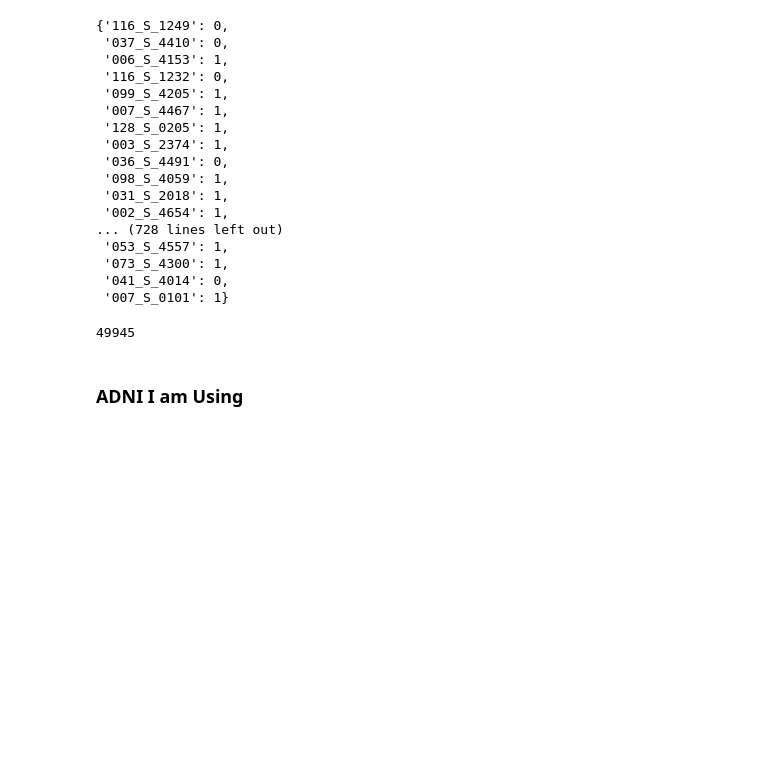
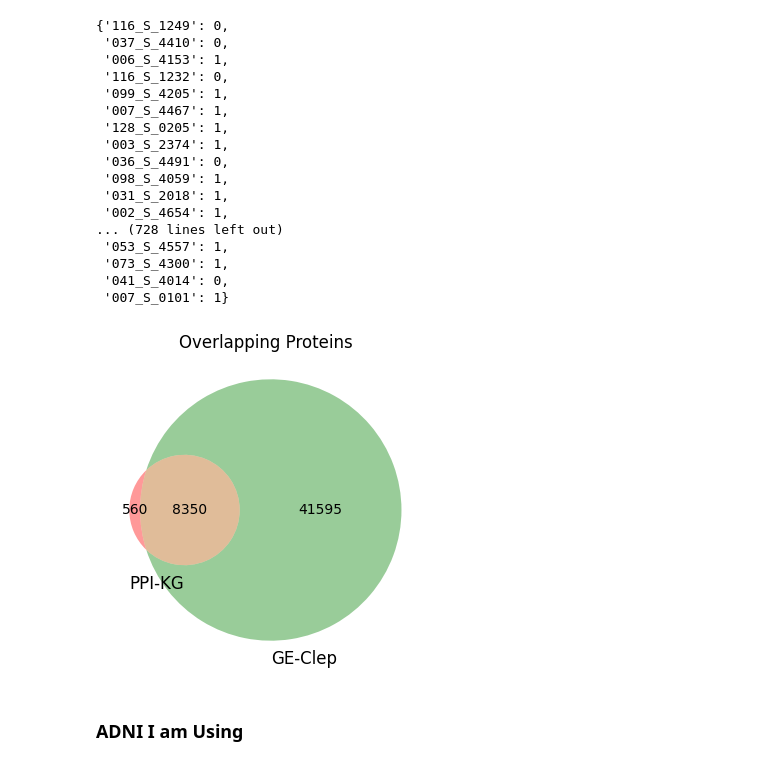
Before and after one commit to Xiaoxuan-Yu-ty/HybridKG, a Jupyter notebook: CLEP_repeat/repeat_resource.ipynb, the cells around one changed output. Drawn from its saved outputs; the diff is of its cells as text; code cells hidden in the pictures; blank space fills up the shorter version.

Commit message:
update repeat clep

```diff
--- a/CLEP_repeat/repeat_resource.ipynb
+++ b/CLEP_repeat/repeat_resource.ipynb
@@ -13,3 +14,9 @@ sys.path.append(os.path.dirname(base_dir))
 
 from data_processing.pyg_graph_generator import *
 from data_processing.sample_scoring import *
+# %%
+def plot_venn(set1, set2, label1, label2):
+    plt.figure(figsize=(6,4))
+    venn2(subsets=(set1, set2), set_labels=(label1, label2))
+    plt.title("Overlapping Proteins")
+    plt.show()
@@ -32,0 +49,3 @@ ppi_kg
+# %%
+cleaned_ppi_df = ppi_kg.dropna()
+cleaned_ppi_df
@@ -33,4 +92,4 @@ ppi_kg
 # %%
-PPI_Proteins = set(ppi_kg['source'].unique()) | set(ppi_kg['target'].unique())
+PPI_Proteins = set(cleaned_ppi_df['source'].unique()) | set(cleaned_ppi_df['target'].unique())
 len(PPI_Proteins)
 # %% [output]
@@ -81,8 +157,9 @@ sample_label_map
  '041_S_4014': 0,
  '007_S_0101': 1}
 # %%
+plot_venn(PPI_Proteins, GE_clep, 'PPI-KG', "GE-Clep")
 # %% [output]
-49945
+[figure, added]
 # %% [markdown]
 ### ADNI I am Using
 # %%
```
Also changed, not shown: parts of 31 cells of this notebook, 6 other files.
